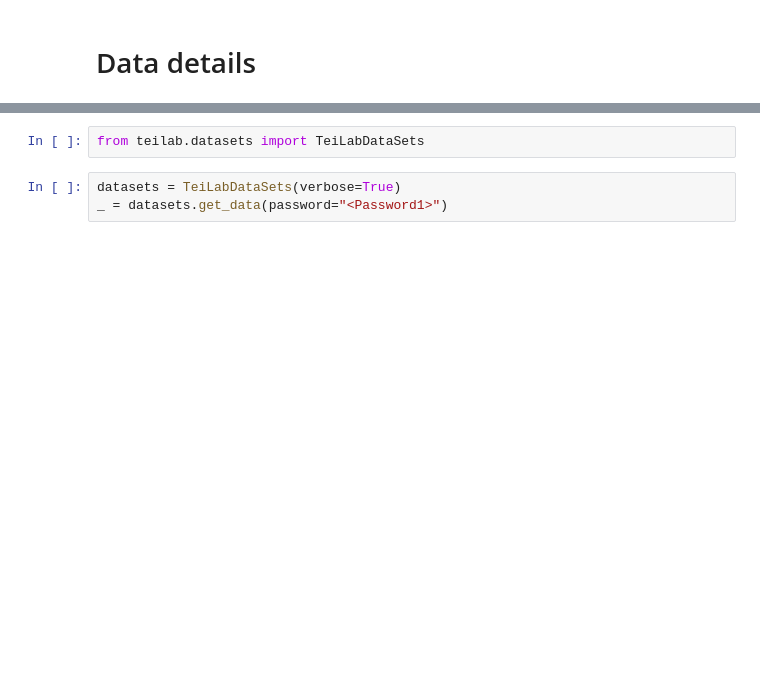
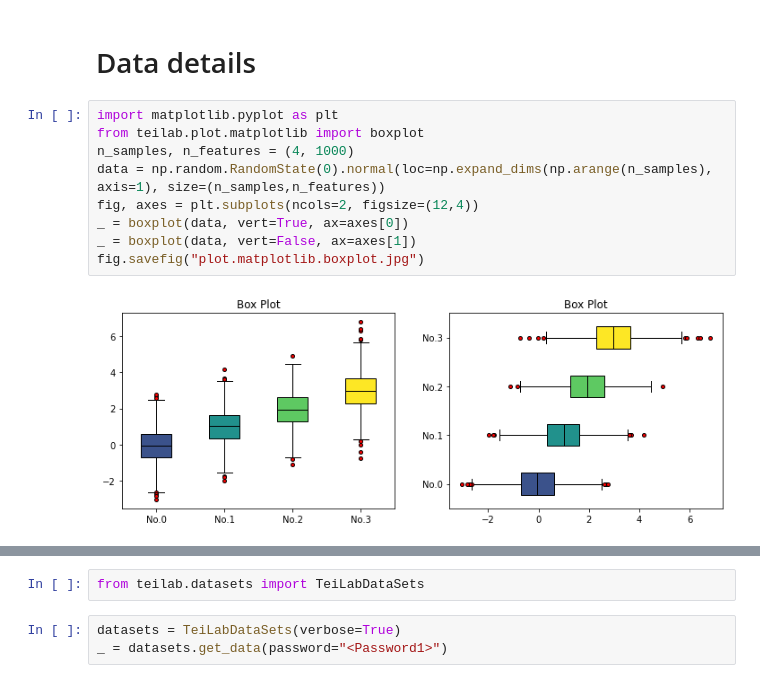
Before and after one commit to iwasakishuto/TeiLab-BasicLaboratoryWork-in-LifeScienceExperiments, a Jupyter notebook: notebook/Data Details.ipynb, the cells around one changed output, grey strips where cells are left out. Drawn from its saved outputs; the diff is of its cells as text; blank space fills up the shorter version.

Commit message:
:construction: Added docstrings and example plots for ploting functions.

```diff
--- a/notebook/Data Details.ipynb
+++ b/notebook/Data Details.ipynb
@@ -1,2 +1,13 @@
 # %% [markdown]
 # Data details
+# %%
+import matplotlib.pyplot as plt
+from teilab.plot.matplotlib import boxplot
+n_samples, n_features = (4, 1000)
+data = np.random.RandomState(0).normal(loc=np.expand_dims(np.arange(n_samples), axis=1), size=(n_samples,n_features))
+fig, axes = plt.subplots(ncols=2, figsize=(12,4))
+_ = boxplot(data, vert=True, ax=axes[0])
+_ = boxplot(data, vert=False, ax=axes[1])
+fig.savefig("plot.matplotlib.boxplot.jpg")
+# %% [output]
+[figure, added]
```
Also changed, not shown: parts of 27 cells of this notebook, 42 other files.
